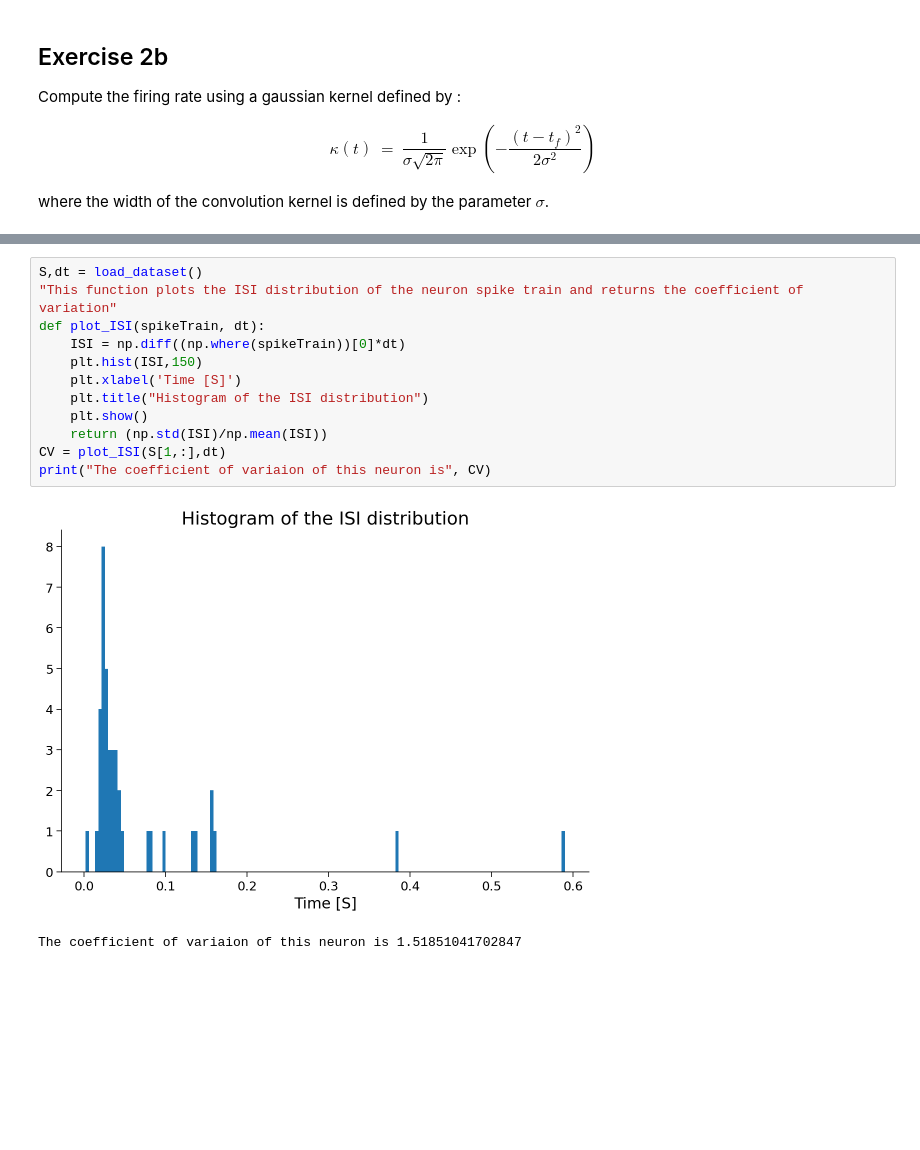
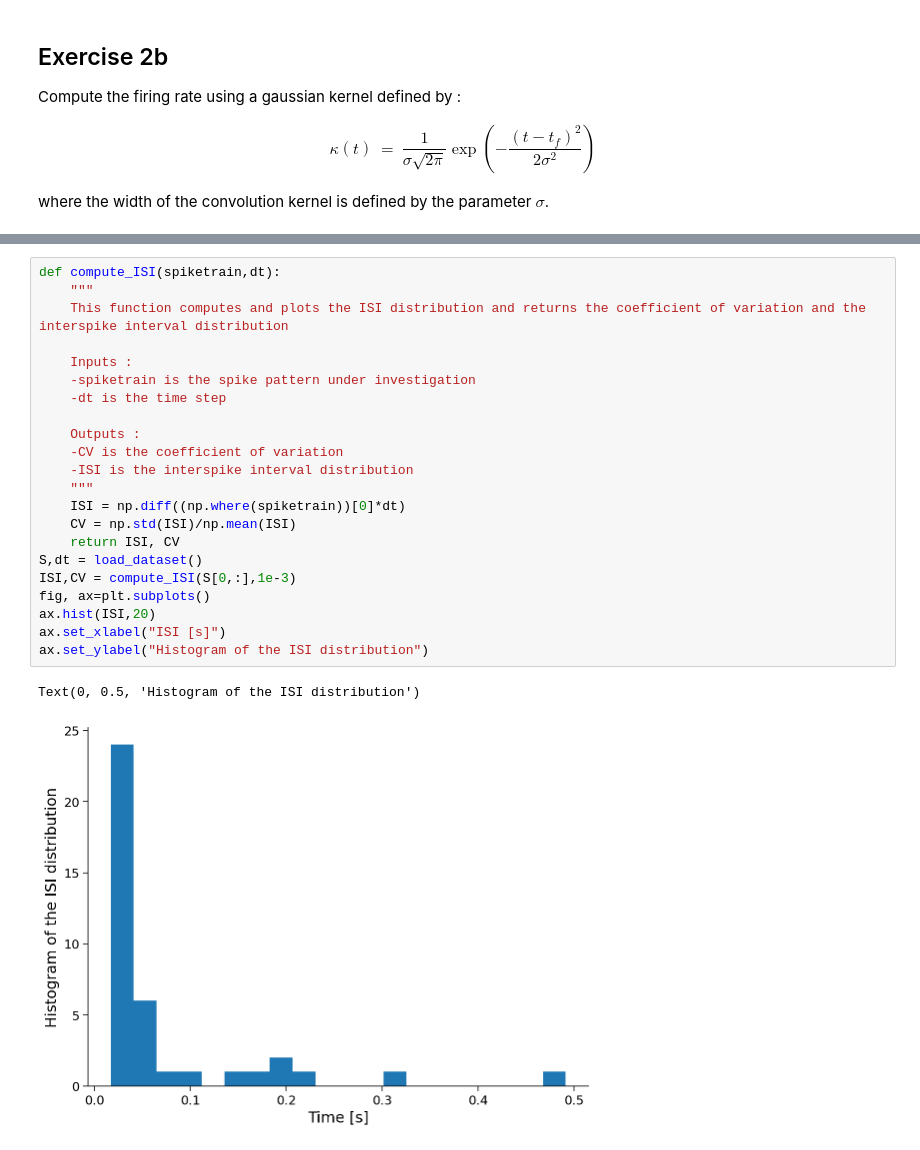
Before and after one commit to fblondiaux/LGBIO2072-2020, a Jupyter notebook: LGBIO2072_TP2.ipynb, the cells around one changed output, grey strips where cells are left out. Saved outputs shown, nothing was run; the diff lists cells and outputs as text; blank space fills up the shorter version.

```diff
--- a/LGBIO2072_TP2.ipynb
+++ b/LGBIO2072_TP2.ipynb
@@ -408,18 +420,28 @@ Hint: look at the function hist of the matplotlib library
-# %%
-S,dt = load_dataset()
-"This function plots the ISI distribution of the neuron spike train and returns the coefficient of variation"
-def plot_ISI(spikeTrain, dt):
-    ISI = np.diff((np.where(spikeTrain))[0]*dt)
-    plt.hist(ISI,150)
-    plt.xlabel('Time [S]')
-    plt.title("Histogram of the ISI distribution")
-    plt.show()
-    return (np.std(ISI)/np.mean(ISI))
-CV = plot_ISI(S[1,:],dt)
-print("The coefficient of variaion of this neuron is", CV)
-# %% [output]
-[figure, removed]
-The coefficient of variaion of this neuron is 1.51851041702847
+# %%
+def compute_ISI(spiketrain,dt):
+    """
+    This function computes and plots the ISI distribution and returns the coefficient of variation and the interspike interval distribution
+
+    Inputs :
+    -spiketrain is the spike pattern under investigation
+    -dt is the time step
+
+    Outputs :
+    -CV is the coefficient of variation
+    -ISI is the interspike interval distribution
+    """
+    ISI = np.diff((np.where(spiketrain))[0]*dt)
+    CV = np.std(ISI)/np.mean(ISI)
+    return ISI, CV
+S,dt = load_dataset()
+ISI,CV = compute_ISI(S[0,:],1e-3)
+fig, ax=plt.subplots()
+ax.hist(ISI,20)
+ax.set_xlabel("ISI [s]")
+ax.set_ylabel("Histogram of the ISI distribution")
+# %% [output]
+Text(0, 0.5, 'Histogram of the ISI distribution')
+[figure, added]
 # %%
 # @title
 # @markdown Make sure you execute this cell to enable the widget!
```
Also changed, not shown: parts of 20 cells of this notebook.
